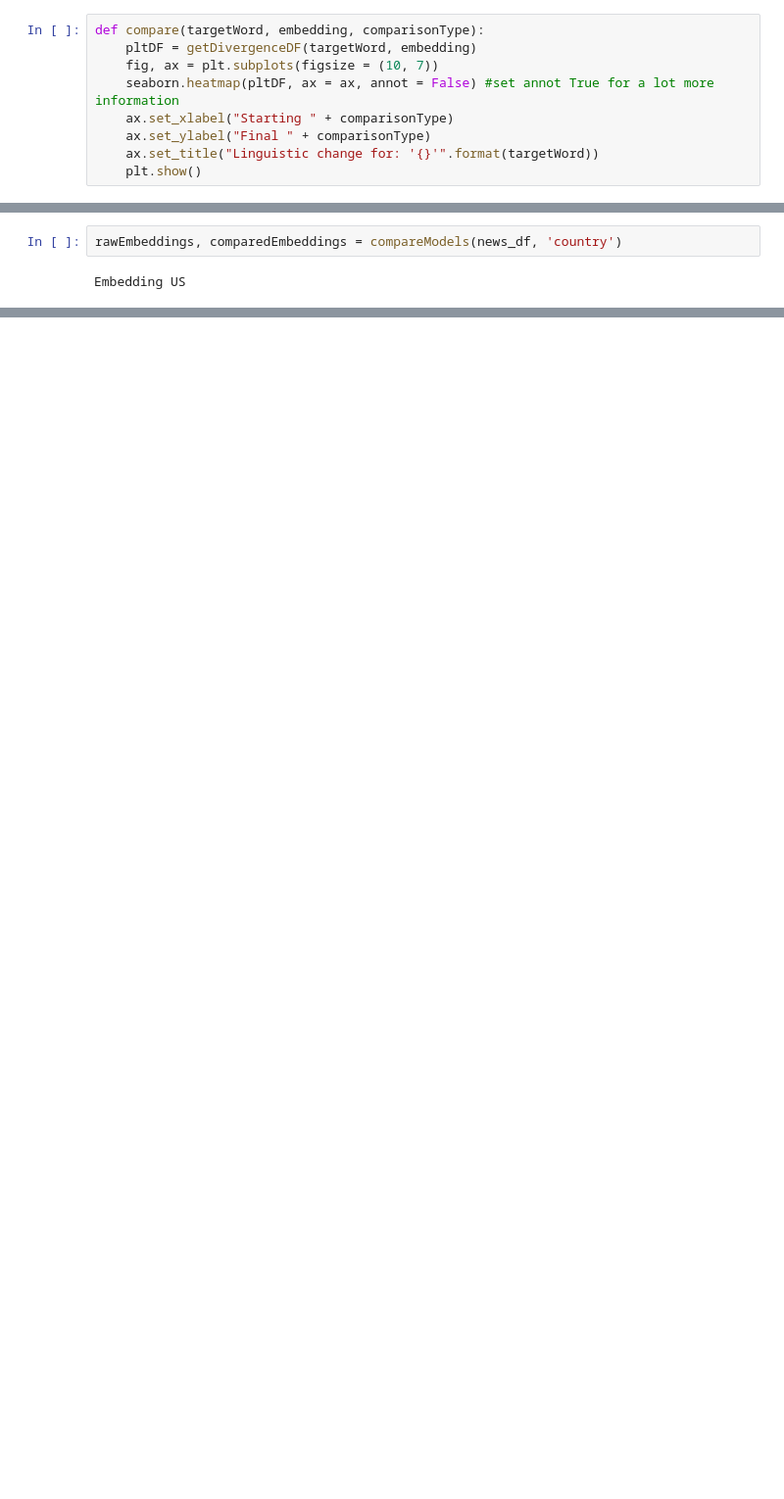
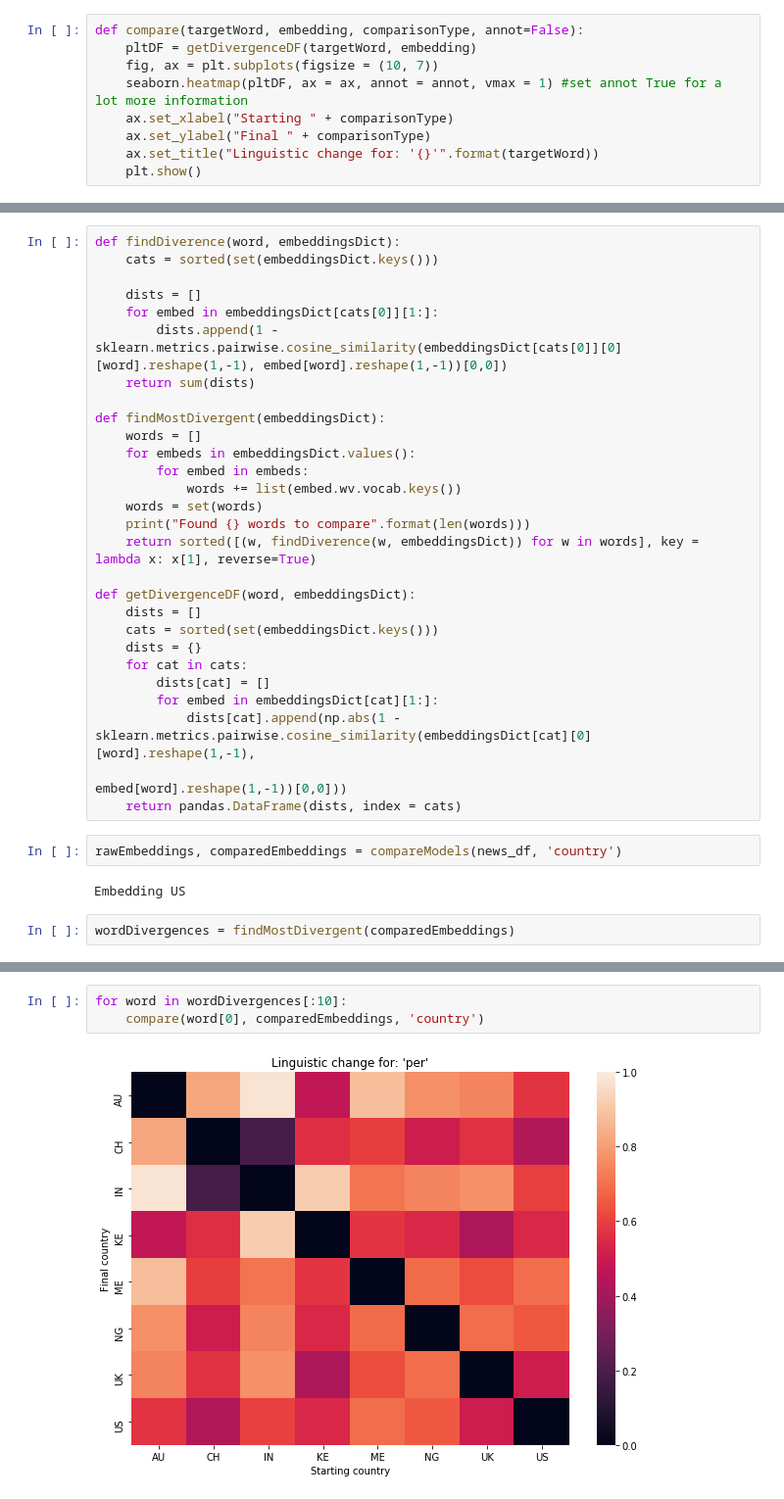
Before and after one commit to sunnyjooey/climate-news-analyst, a Jupyter notebook: word_embeddings_notebooks/Word_Embedding_Change.ipynb, the cells around one changed output, grey strips where cells are left out. Shown at 98% size. Saved outputs shown, nothing was run; the diff lists cells and outputs as text; blank space fills up the shorter version.

Commit message:
embedding changes

```diff
--- a/word_embeddings_notebooks/Word_Embedding_Change.ipynb
+++ b/word_embeddings_notebooks/Word_Embedding_Change.ipynb
@@ -131,10 +136,10 @@ def compareModels(df, category, sort = True):
             embeddings_aligned[catOuter].append(smart_procrustes_align_gensim(embeddings_aligned[catOuter][-1], embeddings_raw[catInner]))
     return embeddings_raw, embeddings_aligned
 # %%
-def compare(targetWord, embedding, comparisonType):
+def compare(targetWord, embedding, comparisonType, annot=False):
     pltDF = getDivergenceDF(targetWord, embedding)
     fig, ax = plt.subplots(figsize = (10, 7))
-    seaborn.heatmap(pltDF, ax = ax, annot = False) #set annot True for a lot more information
+    seaborn.heatmap(pltDF, ax = ax, annot = annot, vmax = 1) #set annot True for a lot more information
     ax.set_xlabel("Starting " + comparisonType)
     ax.set_ylabel("Final " + comparisonType)
     ax.set_title("Linguistic change for: '{}'".format(targetWord))
@@ -146,7 +151,37 @@ def month(date):
     return str(date_num.month).zfill(2) + '_' + date_list[0]
 
 news_df['month'] = news_df['date'].apply(lambda x: month(x))
+# %%
+def findDiverence(word, embeddingsDict):
+    cats = sorted(set(embeddingsDict.keys()))
+
+    dists = []
+    for embed in embeddingsDict[cats[0]][1:]:
+        dists.append(1 - sklearn.metrics.pairwise.cosine_similarity(embeddingsDict[cats[0]][0][word].reshape(1,-1), embed[word].reshape(1,-1))[0,0])
+    return sum(dists)
+
+def findMostDivergent(embeddingsDict):
+    words = []
+    for embeds in embeddingsDict.values():
+        for embed in embeds:
+            words += list(embed.wv.vocab.keys())
+    words = set(words)
+    print("Found {} words to compare".format(len(words)))
+    return sorted([(w, findDiverence(w, embeddingsDict)) for w in words], key = lambda x: x[1], reverse=True)
+
+def getDivergenceDF(word, embeddingsDict):
+    dists = []
+    cats = sorted(set(embeddingsDict.keys()))
+    dists = {}
+    for cat in cats:
+        dists[cat] = []
+        for embed in embeddingsDict[cat][1:]:
+            dists[cat].append(np.abs(1 - sklearn.metrics.pairwise.cosine_similarity(embeddingsDict[cat][0][word].reshape(1,-1),
+                                                                             embed[word].reshape(1,-1))[0,0]))
+    return pandas.DataFrame(dists, index = cats)
 # %%
 rawEmbeddings, comparedEmbeddings = compareModels(news_df, 'country')
 # %% [output]
 Embedding US
+# %%
+wordDivergences = findMostDivergent(comparedEmbeddings)
@@ -152,0 +236,5 @@ Embedding US
+# %%
+for word in wordDivergences[:10]:
+    compare(word[0], comparedEmbeddings, 'country')
+# %% [output]
+[figure, added]
```
Also changed, not shown: parts of 20 cells of this notebook.
